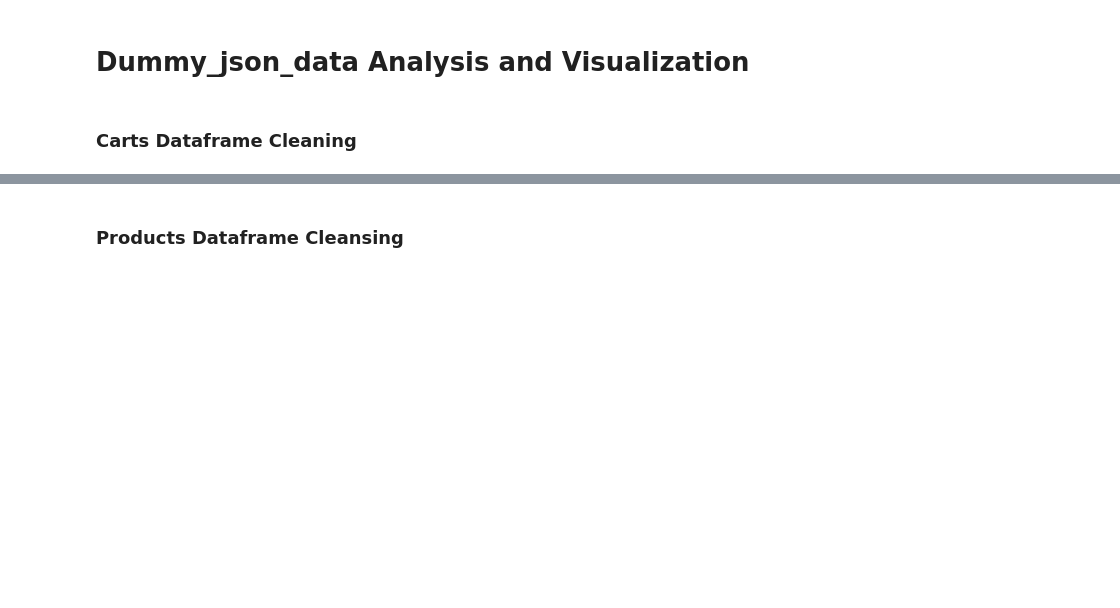
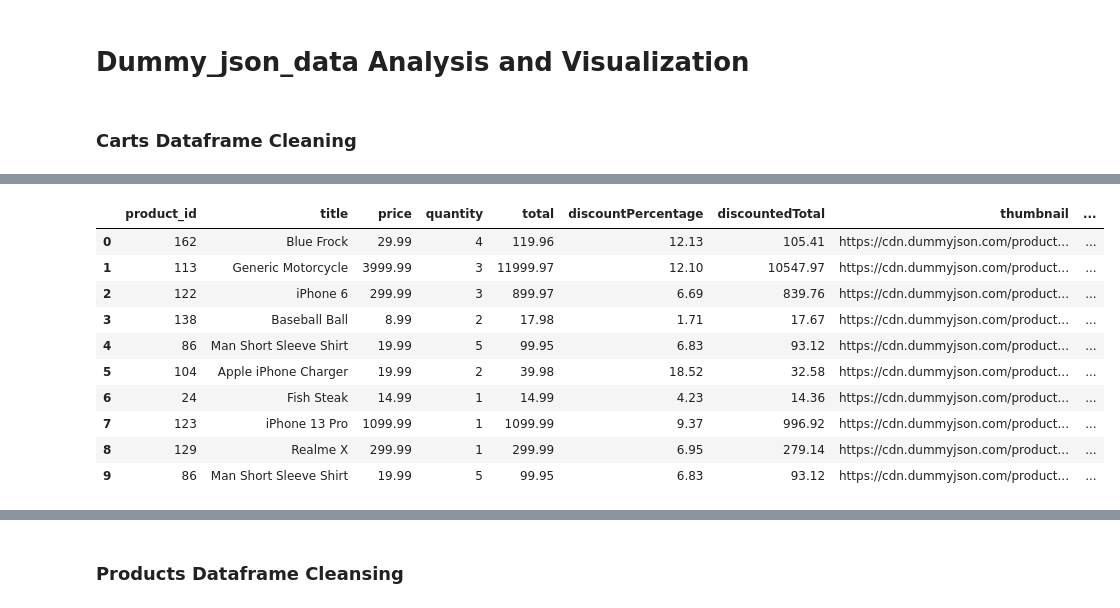
Before and after one commit to DioS96/sales-data-analysis, a Jupyter notebook: dummy_json_analysis_visualization.ipynb, the cells around one changed output, grey strips where cells are left out. Saved outputs shown, nothing was run; the diff lists cells and outputs as text; code cells hidden in the pictures; blank space fills up the shorter version.

Commit message:
Dummy json final output correction.

```diff
--- a/dummy_json_analysis_visualization.ipynb
+++ b/dummy_json_analysis_visualization.ipynb
@@ -32,11 +48,23 @@ cart_items_df = convert_to_pandas_df(
 # %%
 cart_items_df.rename(
     columns={
         "id": "product_id",
         "cart_userId": "user_id"
     },
     inplace=True
 )
-cart_items_df
+cart_items_df.head(10)
+# %% [output]
+|  | product_id | title | price | quantity | total | discountPercentage | discountedTotal | thumbnail | ... |
+| 0 | 162 | Blue Frock | 29.99 | 4 | 119.96 | 12.13 | 105.41 | https://cdn.dummyjson.com/product... | ... |
+| 1 | 113 | Generic Motorcycle | 3999.99 | 3 | 11999.97 | 12.10 | 10547.97 | https://cdn.dummyjson.com/product... | ... |
+| 2 | 122 | iPhone 6 | 299.99 | 3 | 899.97 | 6.69 | 839.76 | https://cdn.dummyjson.com/product... | ... |
+| 3 | 138 | Baseball Ball | 8.99 | 2 | 17.98 | 1.71 | 17.67 | https://cdn.dummyjson.com/product... | ... |
+| 4 | 86 | Man Short Sleeve Shirt | 19.99 | 5 | 99.95 | 6.83 | 93.12 | https://cdn.dummyjson.com/product... | ... |
+| 5 | 104 | Apple iPhone Charger | 19.99 | 2 | 39.98 | 18.52 | 32.58 | https://cdn.dummyjson.com/product... | ... |
+| 6 | 24 | Fish Steak | 14.99 | 1 | 14.99 | 4.23 | 14.36 | https://cdn.dummyjson.com/product... | ... |
+| 7 | 123 | iPhone 13 Pro | 1099.99 | 1 | 1099.99 | 9.37 | 996.92 | https://cdn.dummyjson.com/product... | ... |
+| 8 | 129 | Realme X | 299.99 | 1 | 299.99 | 6.95 | 279.14 | https://cdn.dummyjson.com/product... | ... |
+| 9 | 86 | Man Short Sleeve Shirt | 19.99 | 5 | 99.95 | 6.83 | 93.12 | https://cdn.dummyjson.com/product... | ... |
 # %%
 cart_items_df[cart_items_df.duplicated()]
```
Also changed, not shown: parts of 30 cells of this notebook.
